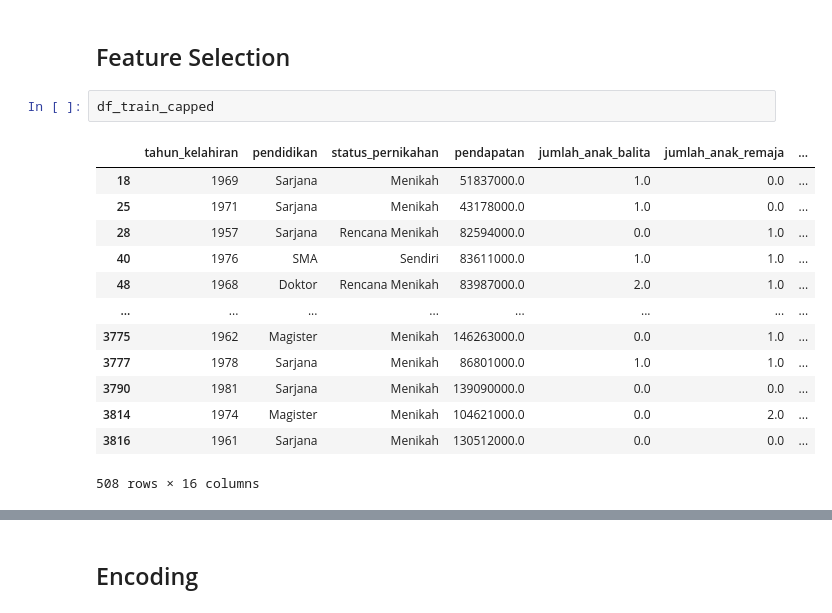
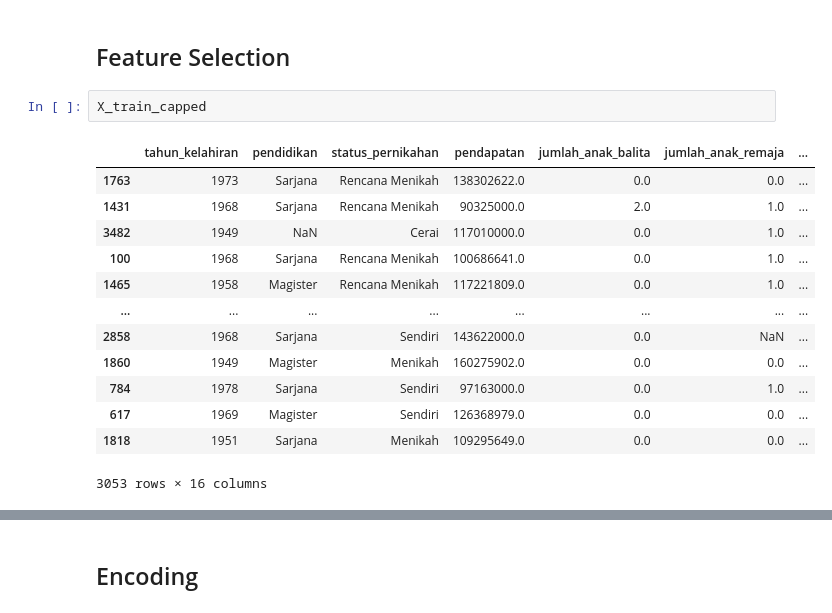
Before and after one commit to azizriza1210/Karpet-Biru, a Jupyter notebook: bismillah.ipynb, the cells around one changed output, grey strips where cells are left out. Drawn from its saved outputs; the diff is of its cells as text.

```diff
--- a/bismillah.ipynb
+++ b/bismillah.ipynb
@@ -517,19 +649,19 @@ for col in skewed_column:
 Beberapa masih memiliki outlier sehingga untuk scaling dan feature selection perlu disesuaikan
 # %% [markdown]
 ## Feature Selection
-# %%
-df_train_capped
-# %% [output]
-|  | tahun_kelahiran | pendidikan | status_pernikahan | pendapatan | jumlah_anak_balita | jumlah_anak_remaja | ... |
-| 18 | 1969 | Sarjana | Menikah | 51837000.0 | 1.0 | 0.0 | ... |
-| 25 | 1971 | Sarjana | Menikah | 43178000.0 | 1.0 | 0.0 | ... |
-| 28 | 1957 | Sarjana | Rencana Menikah | 82594000.0 | 0.0 | 1.0 | ... |
-| 40 | 1976 | SMA | Sendiri | 83611000.0 | 1.0 | 1.0 | ... |
-| 48 | 1968 | Doktor | Rencana Menikah | 83987000.0 | 2.0 | 1.0 | ... |
-| ... | ... | ... | ... | ... | ... | ... | ... |
-| 3775 | 1962 | Magister | Menikah | 146263000.0 | 0.0 | 1.0 | ... |
-| 3777 | 1978 | Sarjana | Menikah | 86801000.0 | 1.0 | 1.0 | ... |
-| 3790 | 1981 | Sarjana | Menikah | 139090000.0 | 0.0 | 0.0 | ... |
-| 3814 | 1974 | Magister | Menikah | 104621000.0 | 0.0 | 2.0 | ... |
-| 3816 | 1961 | Sarjana | Menikah | 130512000.0 | 0.0 | 0.0 | ... |
-508 rows × 16 columns
+# %%
+X_train_capped
+# %% [output]
+|  | tahun_kelahiran | pendidikan | status_pernikahan | pendapatan | jumlah_anak_balita | jumlah_anak_remaja | ... |
+| 1763 | 1973 | Sarjana | Rencana Menikah | 138302622.0 | 0.0 | 0.0 | ... |
+| 1431 | 1968 | Sarjana | Rencana Menikah | 90325000.0 | 2.0 | 1.0 | ... |
+| 3482 | 1949 | NaN | Cerai | 117010000.0 | 0.0 | 1.0 | ... |
+| 100 | 1968 | Sarjana | Rencana Menikah | 100686641.0 | 0.0 | 1.0 | ... |
+| 1465 | 1958 | Magister | Rencana Menikah | 117221809.0 | 0.0 | 1.0 | ... |
+| ... | ... | ... | ... | ... | ... | ... | ... |
+| 2858 | 1968 | Sarjana | Sendiri | 143622000.0 | 0.0 | NaN | ... |
+| 1860 | 1949 | Magister | Menikah | 160275902.0 | 0.0 | 0.0 | ... |
+| 784 | 1978 | Sarjana | Sendiri | 97163000.0 | 0.0 | 1.0 | ... |
+| 617 | 1969 | Magister | Sendiri | 126368979.0 | 0.0 | 0.0 | ... |
+| 1818 | 1951 | Sarjana | Menikah | 109295649.0 | 0.0 | 0.0 | ... |
+3053 rows × 16 columns
```
Also changed, not shown: parts of 40 cells of this notebook.
